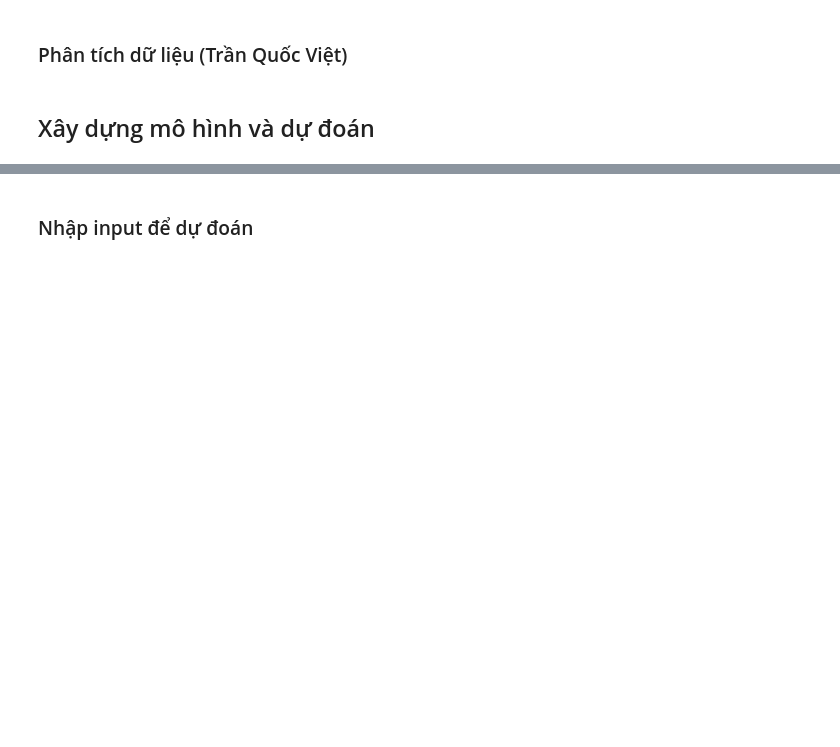
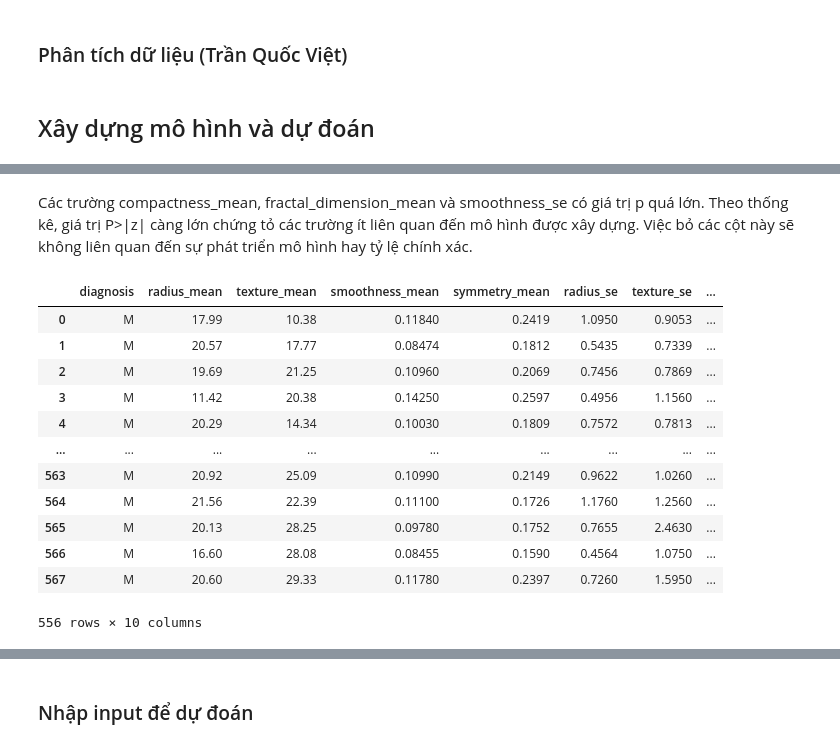
Before and after one commit to 19127592/Classification-breast-cancer, a Jupyter notebook: processing-data.ipynb, the cells around one changed output, grey strips where cells are left out. Saved outputs shown, nothing was run; the diff lists cells and outputs as text; code cells hidden in the pictures; blank space fills up the shorter version.

```diff
--- a/processing-data.ipynb
+++ b/processing-data.ipynb
@@ -311,0 +292,20 @@ Như vậy, nếu chia theo phương pháp K-Fold Cross_validation thì sẽ có
+# %% [markdown]
+Các trường compactness_mean, fractal_dimension_mean và smoothness_se có giá trị p quá lớn. Theo thống kê, giá trị P>|z| càng lớn chứng tỏ các trường ít liên quan đến mô hình được xây dựng. Việc bỏ các cột này sẽ không liên quan đến sự phát triển mô hình hay tỷ lệ chính xác.
+# %%
+cols_remove = ['compactness_mean','fractal_dimension_mean','smoothness_se']
+brcc_df = brcc_df.drop(cols_remove, axis=1)
+brcc_df
+# %% [output]
+|  | diagnosis | radius_mean | texture_mean | smoothness_mean | symmetry_mean | radius_se | texture_se | ... |
+| 0 | M | 17.99 | 10.38 | 0.11840 | 0.2419 | 1.0950 | 0.9053 | ... |
+| 1 | M | 20.57 | 17.77 | 0.08474 | 0.1812 | 0.5435 | 0.7339 | ... |
+| 2 | M | 19.69 | 21.25 | 0.10960 | 0.2069 | 0.7456 | 0.7869 | ... |
+| 3 | M | 11.42 | 20.38 | 0.14250 | 0.2597 | 0.4956 | 1.1560 | ... |
+| 4 | M | 20.29 | 14.34 | 0.10030 | 0.1809 | 0.7572 | 0.7813 | ... |
+| ... | ... | ... | ... | ... | ... | ... | ... | ... |
+| 563 | M | 20.92 | 25.09 | 0.10990 | 0.2149 | 0.9622 | 1.0260 | ... |
+| 564 | M | 21.56 | 22.39 | 0.11100 | 0.1726 | 1.1760 | 1.2560 | ... |
+| 565 | M | 20.13 | 28.25 | 0.09780 | 0.1752 | 0.7655 | 2.4630 | ... |
+| 566 | M | 16.60 | 28.08 | 0.08455 | 0.1590 | 0.4564 | 1.0750 | ... |
+| 567 | M | 20.60 | 29.33 | 0.11780 | 0.2397 | 0.7260 | 1.5950 | ... |
+556 rows × 10 columns
```
Also changed, not shown: parts of 33 cells of this notebook, 4 other files.
